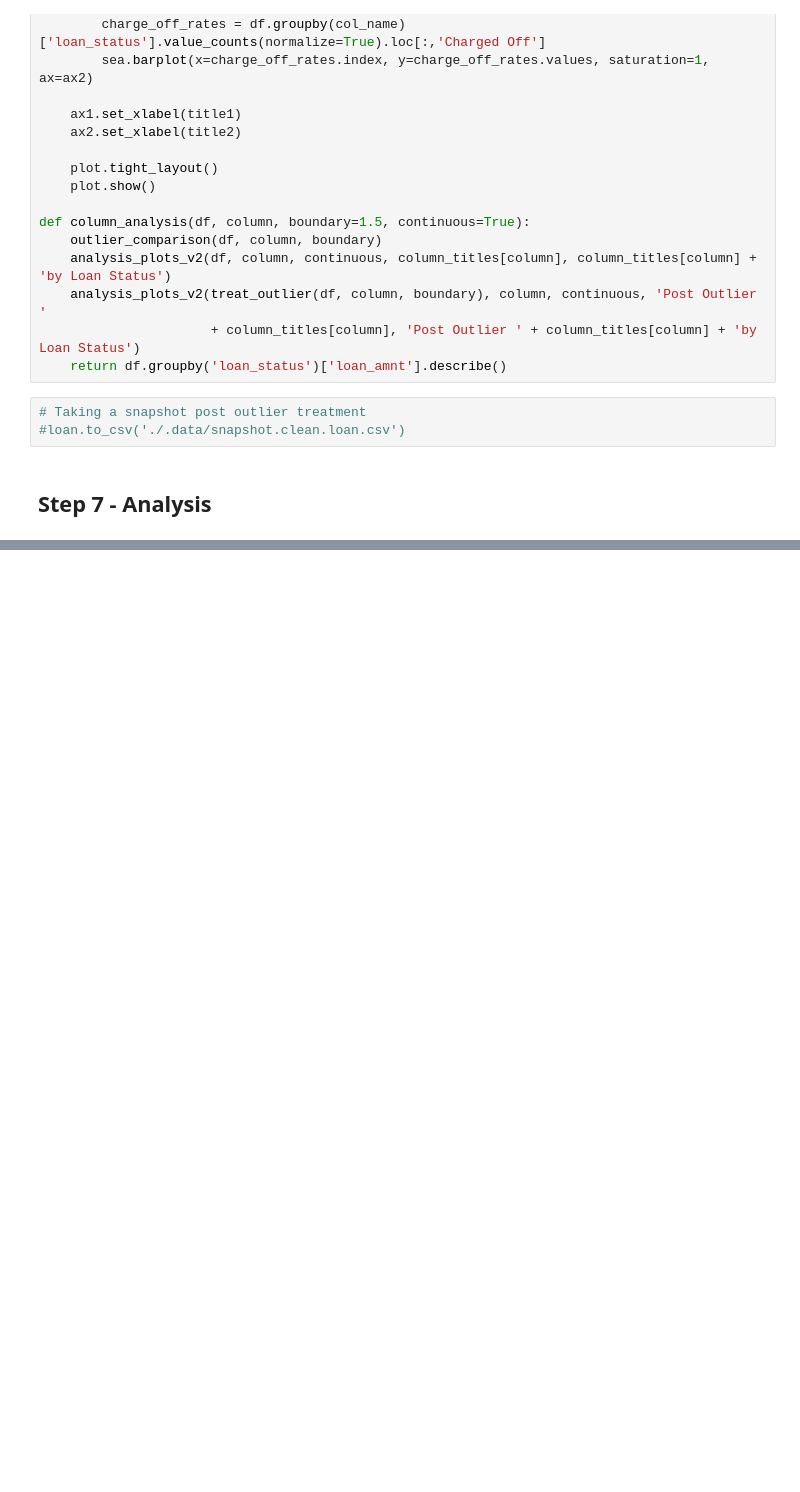
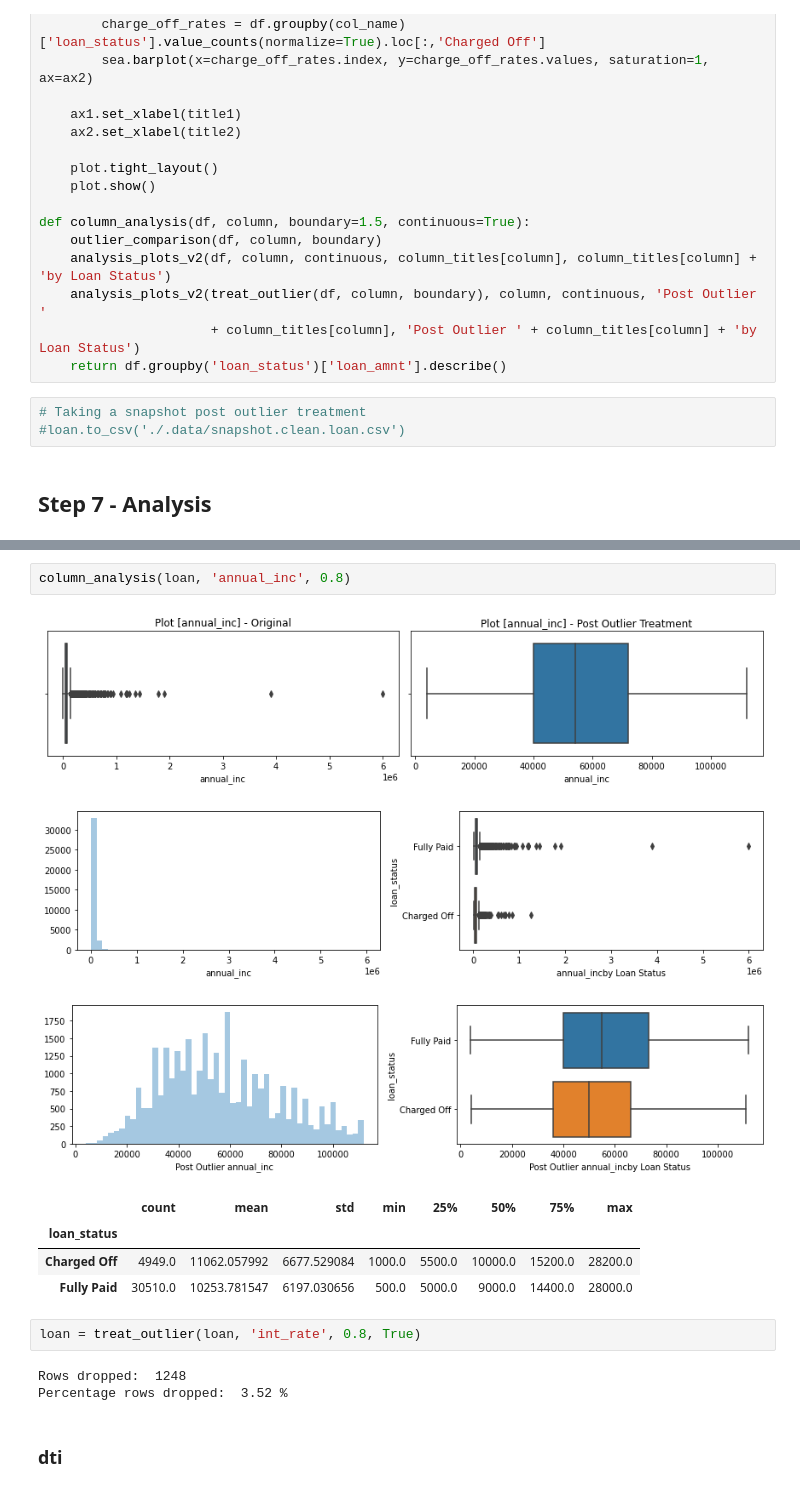
Before and after one commit to slahiri/LendingClubCaseStudy, a Jupyter notebook: Siddhartha_Lahiri.ipynb, the cells around one changed output, grey strips where cells are left out. Saved outputs shown, nothing was run; the diff lists cells and outputs as text; blank space fills up the shorter version.

```diff
--- a/Siddhartha_Lahiri.ipynb
+++ b/Siddhartha_Lahiri.ipynb
@@ -925,0 +833,17 @@ analysis_plots_v1(loan, 'issue_m')
+# %%
+column_analysis(loan, 'annual_inc', 0.8)
+# %% [output]
+[figure, added]
+[figure, added]
+[figure, added]
+|  | count | mean | std | min | 25% | 50% | 75% | max |
+| loan_status |  |  |  |  |  |  |  |  |
+| Charged Off | 4949.0 | 11062.057992 | 6677.529084 | 1000.0 | 5500.0 | 10000.0 | 15200.0 | 28200.0 |
+| Fully Paid | 30510.0 | 10253.781547 | 6197.030656 | 500.0 | 5000.0 | 9000.0 | 14400.0 | 28000.0 |
+# %%
+loan = treat_outlier(loan, 'int_rate', 0.8, True)
+# %% [output]
+Rows dropped:  1248
+Percentage rows dropped:  3.52 %
+# %% [markdown]
+### dti
```
Also changed, not shown: parts of 93 cells of this notebook.
